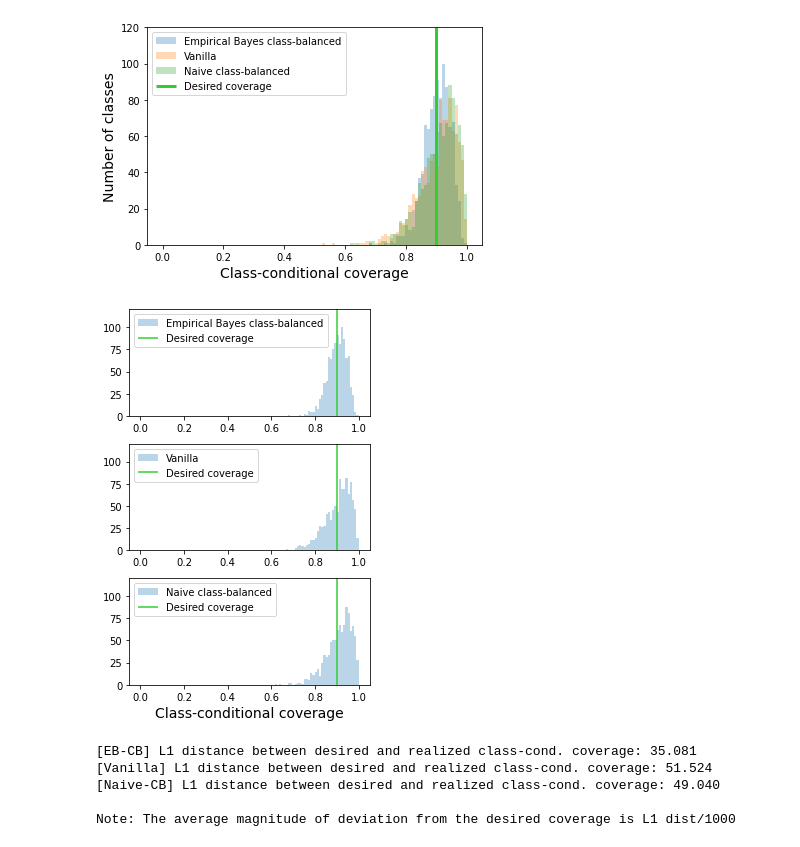
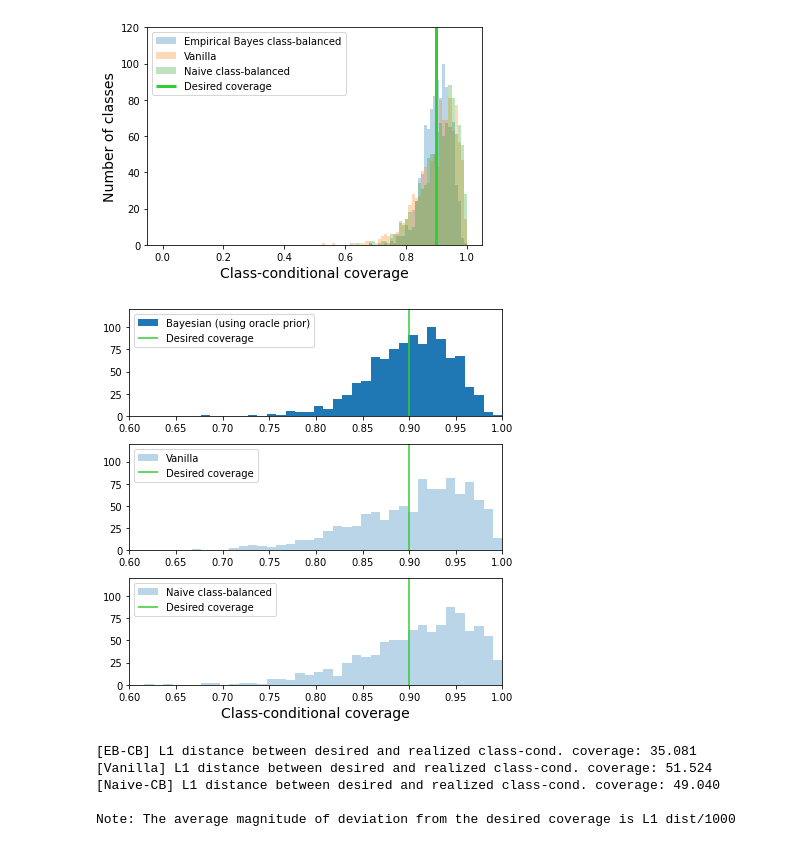
Before and after one commit to tiffanyding/empirical-bayes-conformal, a Jupyter notebook: evaluate.ipynb, the cells around one changed output. Cells and saved outputs as stored; diff of their text form; code cells hidden in the pictures.

```diff
--- a/evaluate.ipynb
+++ b/evaluate.ipynb
@@ -84,22 +84,23 @@ plt.show()
 [figure]
 # %%
 # The same histograms as above, except on separate plots
-fig, axs = plt.subplots(3,1, figsize=(4, 6))
+fig, axs = plt.subplots(3,1, figsize=(6, 6))
 
 bins = np.linspace(0, 1, 100)
-axs[0].hist(class_specific_cov, bins=bins, label="Empirical Bayes class-balanced", alpha=.3)
+axs[0].hist(class_specific_cov, bins=bins, label="Bayesian (using oracle prior)")
 axs[1].hist(vanilla_class_specific_cov, bins=bins, label="Vanilla", alpha=.3)
 axs[2].hist(naivecb_class_specific_cov, bins=bins, label="Naive class-balanced", alpha=.3)
 
 for i in range(3):
     axs[i].vlines(1-alpha, 0, 120, label='Desired coverage', color='limegreen')
     axs[i].set_ylim(0, 120)
+    axs[i].set_xlim(0.6, 1)
     axs[i].legend(loc='upper left')
 
 plt.xlabel('Class-conditional coverage', fontsize=14)
 plt.tight_layout()
 # %% [output]
-[figure, old version]
+[figure, new version]
 # %%
 # Compute l1 distance between desired and realized coverage
 l1_dist = np.sum(np.abs(class_specific_cov - (1 - alpha)))
```
Also changed, not shown: 4 other files.
